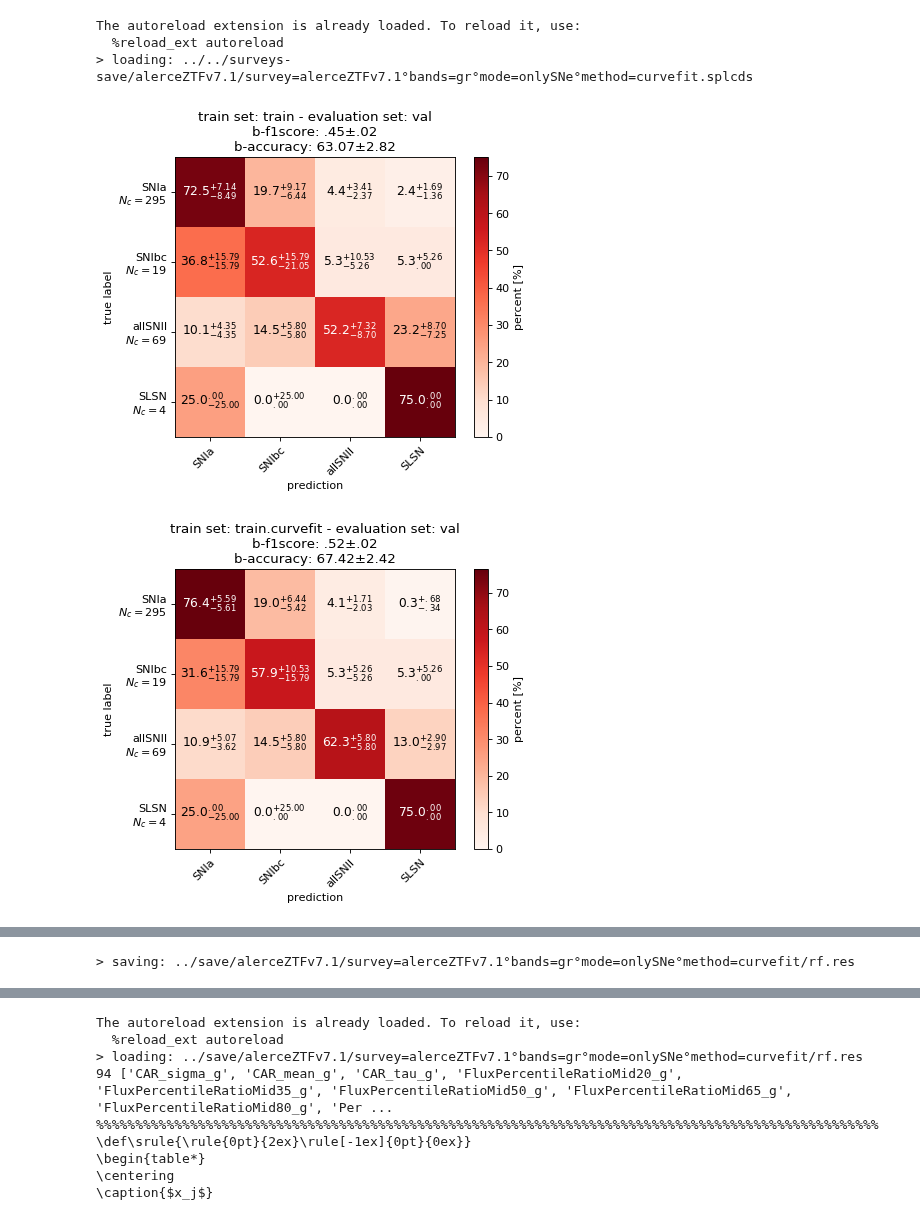
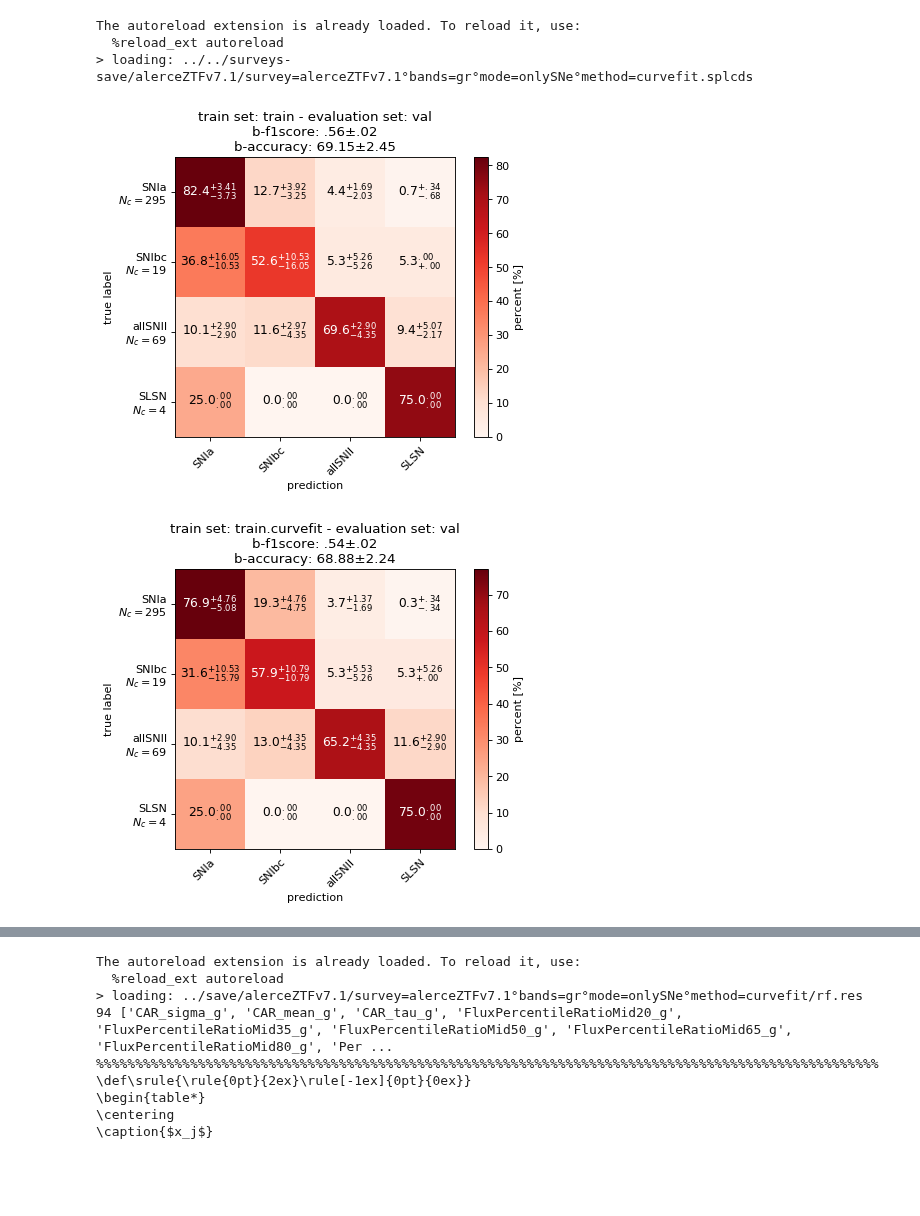
Before and after one commit to opimentel-github/astro-lightcurves-fats, a Jupyter notebook: experiments/random_forest.ipynb, the cells around one changed output, grey strips where cells are left out. Saved outputs shown, nothing was run; the diff lists cells and outputs as text; code cells hidden in the pictures; blank space fills up the shorter version.

```diff
--- a/experiments/random_forest.ipynb
+++ b/experiments/random_forest.ipynb
@@ -75,10 +73,10 @@ from flamingchoripan.cuteplots.cm_plots import plot_custom_confusion_matrix
 from flamingchoripan.datascience.statistics import XError
 import matplotlib.pyplot as plt
 
-max_model_ids = 200
+max_model_ids = 100
 test_lcset_name = 'val' # val test
-methods = ['linear', 'mcmc', 'curvefit', 'bspline']
-methods = ['curvefit']
+methods = ['curvefit', 'bspline', 'linear']
+#methods = ['linear']
 for method in methods:
     new_cfilename = f'{cfilename}°method={method}'
     filedir = f'{root_folder}/{new_cfilename}.{C_.EXT_SPLIT_LIGHTCURVE}'
@@ -97,32 +95,32 @@ for method in methods:
             'add_real_samples':add_real_samples,
         }
         classifier_dict, model_ids = get_fitted_classifiers(lcdataset, train_lcset_name, load_rootdir, **fit_kwargs)
         train_lcset_name = f'{train_lcset_name}{"+real" if add_real_samples else ""}'
         rf_results[train_lcset_name] = evaluate_classifiers(lcdataset, test_lcset_name, classifier_dict, model_ids, load_rootdir)
 
         ### plot cms
         d = rf_results[train_lcset_name]
         lcset_name = d[model_ids[0]]['lcset_name']
         class_names = d[model_ids[0]]['class_names']
         cms = [d[id]['cm'][None] for id in model_ids]
         f1score_xe = XError([d[id]['metrics_dict']['b-f1score'] for id in model_ids])
         accuracy_xe = XError([d[id]['metrics_dict']['b-accuracy'] for id in model_ids])
         title = f'train set: {train_lcset_name} - evaluation set: {lcset_name}\n'
         title += f'b-f1score: {f1score_xe}\n'
         title += f'b-accuracy: {accuracy_xe}'
         cm_kwargs = {
             'title':title,
             'figsize':(6,5),
             'new_order_classes':['SNIa', 'SNIbc', 'allSNII', 'SLSN'],
         }
         fig, ax = plot_custom_confusion_matrix(np.concatenate(cms, axis=0), class_names, **cm_kwargs)
         plt.show()
 
     save_filedir = f'../save/{survey}/{new_cfilename}/rf.res'
     save_pickle(save_filedir, rf_results)
 # %% [output]
 The autoreload extension is already loaded. To reload it, use:
   %reload_ext autoreload
 > loading: ../../surveys-save/alerceZTFv7.1/survey=alerceZTFv7.1°bands=gr°mode=onlySNe°method=curvefit.splcds
-[figure, old version]
+[figure, new version]
-[figure, old version]
+[figure, new version]
@@ -130,4 +127,3 @@ The autoreload extension is already loaded. To reload it, use:
-> saving: ../save/alerceZTFv7.1/survey=alerceZTFv7.1°bands=gr°mode=onlySNe°method=curvefit/rf.res
 # %%
 import numpy as np
 from flamingchoripan.files import load_pickle, save_pickle
```
Also changed, not shown: parts of 4 cells of this notebook, 1 other file.
